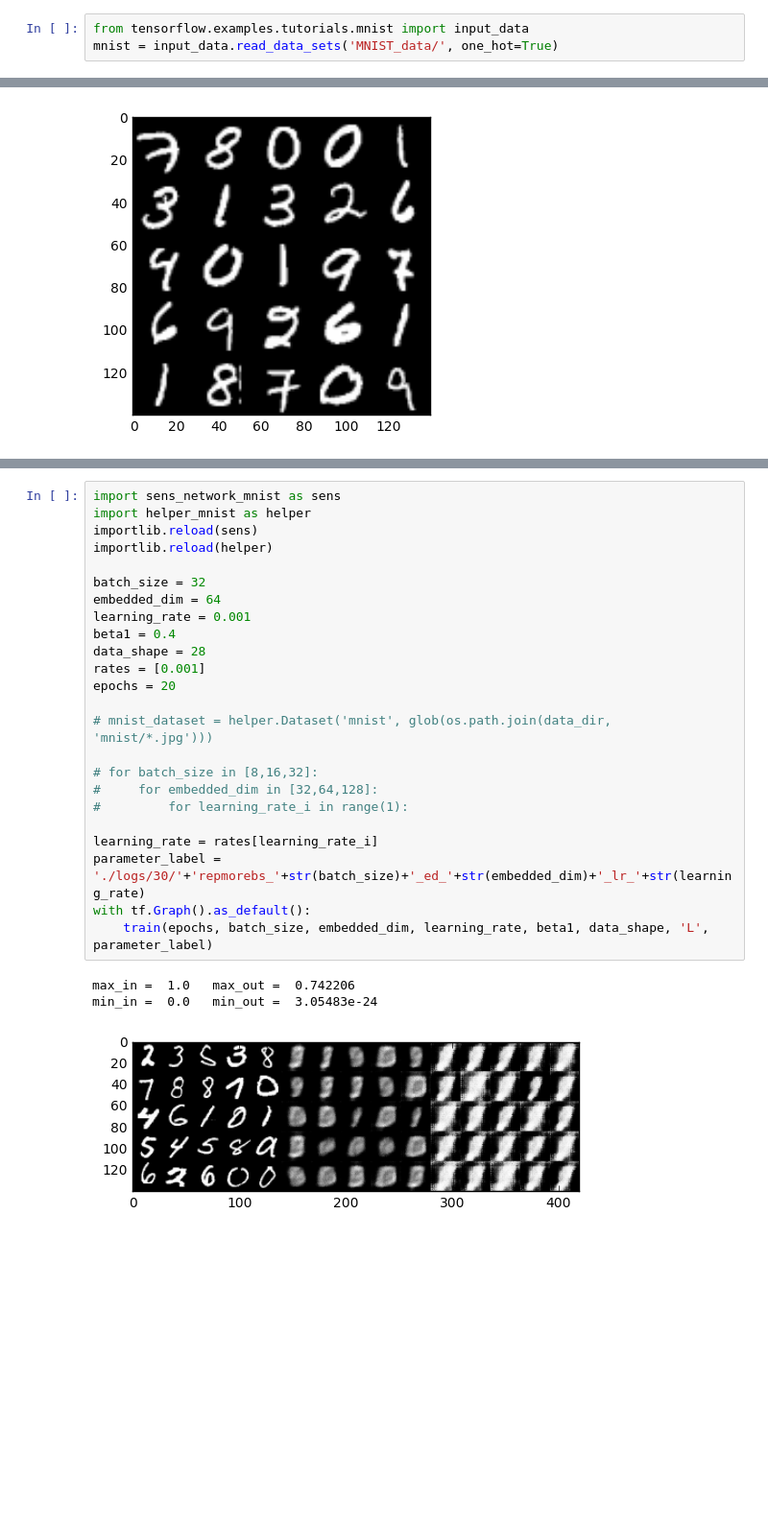
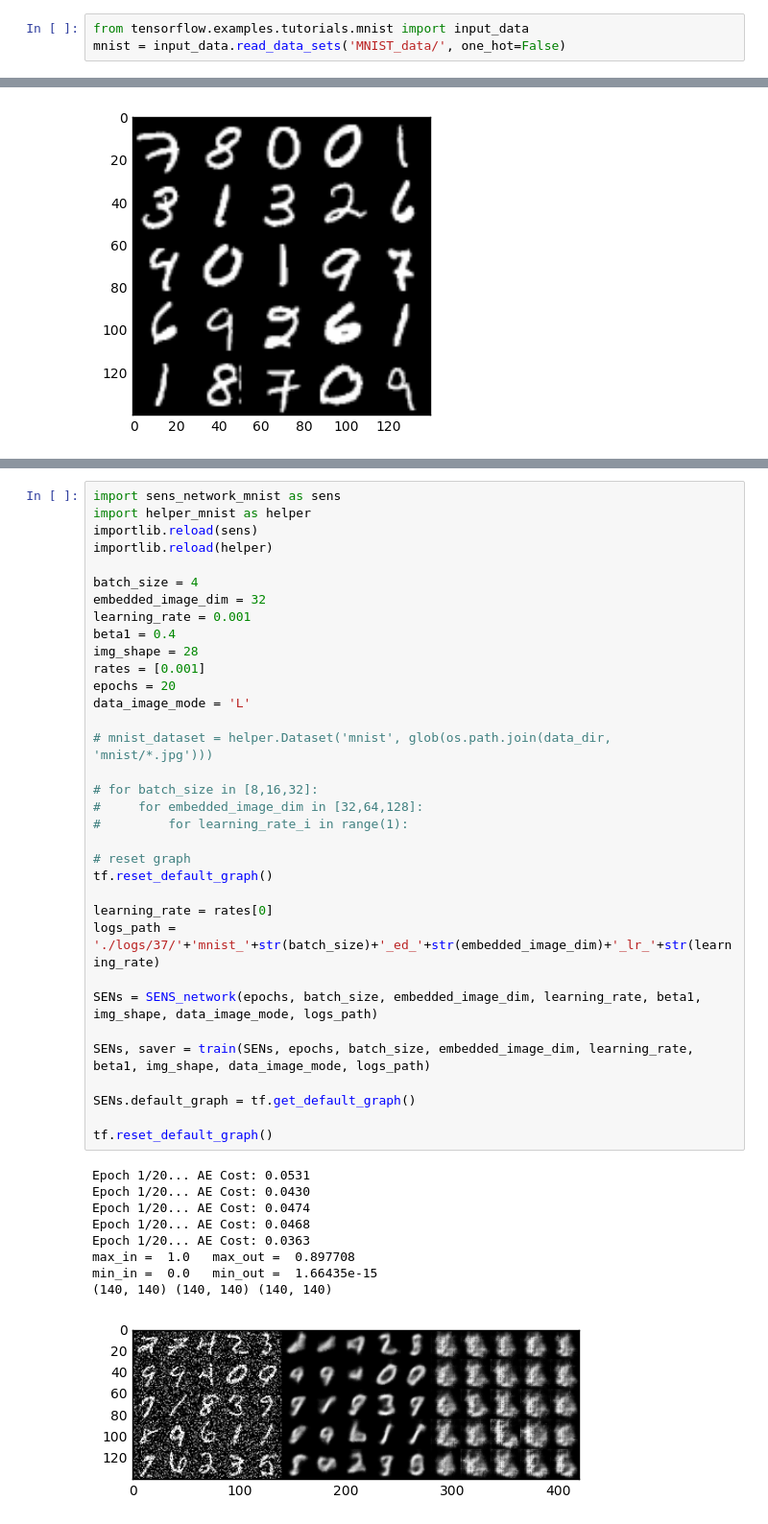
Before and after one commit to drburke/tensorflow, a Jupyter notebook: SENs/SENs_MNIST.ipynb, the cells around one changed output, grey strips where cells are left out. Shown at 96% size. Cells and saved outputs as stored; diff of their text form; blank space fills up the shorter version.

Commit message:
updated readme, mnist generating decent images

```diff
--- a/SENs/SENs_MNIST.ipynb
+++ b/SENs/SENs_MNIST.ipynb
@@ -18,7 +18,7 @@ os.environ["CUDA_DEVICE_ORDER"]="PCI_BUS_ID"   # see issue #152
 os.environ["CUDA_VISIBLE_DEVICES"]="1"
 # %%
 from tensorflow.examples.tutorials.mnist import input_data
-mnist = input_data.read_data_sets('MNIST_data/', one_hot=True)
+mnist = input_data.read_data_sets('MNIST_data/', one_hot=False)
 # %% [output]
 Extracting MNIST_data/train-images-idx3-ubyte.gz
 Extracting MNIST_data/train-labels-idx1-ubyte.gz
@@ -121,28 +147,44 @@ def train(epoch_count, batch_size, embedded_image_dim, learning_rate, beta1, img
 # %%
 import sens_network_mnist as sens
 import helper_mnist as helper
 importlib.reload(sens)
 importlib.reload(helper)
 
-batch_size = 32
-embedded_dim = 64
+batch_size = 4
+embedded_image_dim = 32
 learning_rate = 0.001
 beta1 = 0.4
-data_shape = 28
+img_shape = 28
 rates = [0.001]
 epochs = 20
+data_image_mode = 'L'
 
 # mnist_dataset = helper.Dataset('mnist', glob(os.path.join(data_dir, 'mnist/*.jpg')))
 
 # for batch_size in [8,16,32]:
-#     for embedded_dim in [32,64,128]:
+#     for embedded_image_dim in [32,64,128]:
 #         for learning_rate_i in range(1):
 
-learning_rate = rates[learning_rate_i]
-parameter_label = './logs/30/'+'repmorebs_'+str(batch_size)+'_ed_'+str(embedded_dim)+'_lr_'+str(learning_rate)
-with tf.Graph().as_default():
-    train(epochs, batch_size, embedded_dim, learning_rate, beta1, data_shape, 'L', parameter_label)
+# reset graph
+tf.reset_default_graph()
+
+learning_rate = rates[0]
+logs_path = './logs/37/'+'mnist_'+str(batch_size)+'_ed_'+str(embedded_image_dim)+'_lr_'+str(learning_rate)
+
+SENs = SENS_network(epochs, batch_size, embedded_image_dim, learning_rate, beta1, img_shape, data_image_mode, logs_path)
+
+SENs, saver = train(SENs, epochs, batch_size, embedded_image_dim, learning_rate, beta1, img_shape, data_image_mode, logs_path)
+
+SENs.default_graph = tf.get_default_graph()
+
+tf.reset_default_graph()
 # %% [output]
-max_in =  1.0   max_out =  0.742206
-min_in =  0.0   min_out =  3.05483e-24
+Epoch 1/20... AE Cost: 0.0531
+Epoch 1/20... AE Cost: 0.0430
+Epoch 1/20... AE Cost: 0.0474
+Epoch 1/20... AE Cost: 0.0468
+Epoch 1/20... AE Cost: 0.0363
+max_in =  1.0   max_out =  0.897708
+min_in =  0.0   min_out =  1.66435e-15
+(140, 140) (140, 140) (140, 140)
-[figure, old version]
+[figure, new version]
```
Also changed, not shown: parts of 6 cells of this notebook, 3 other files.
